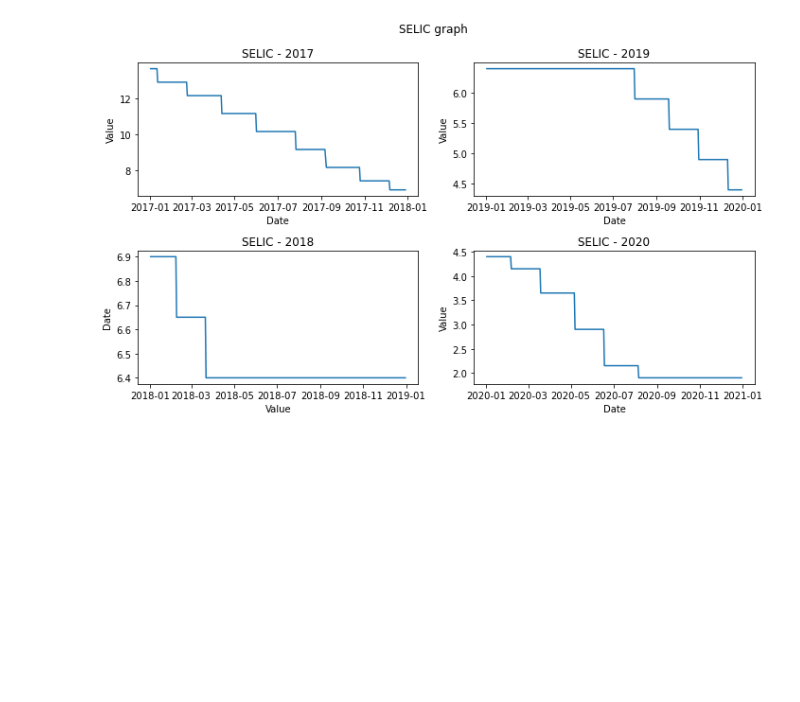
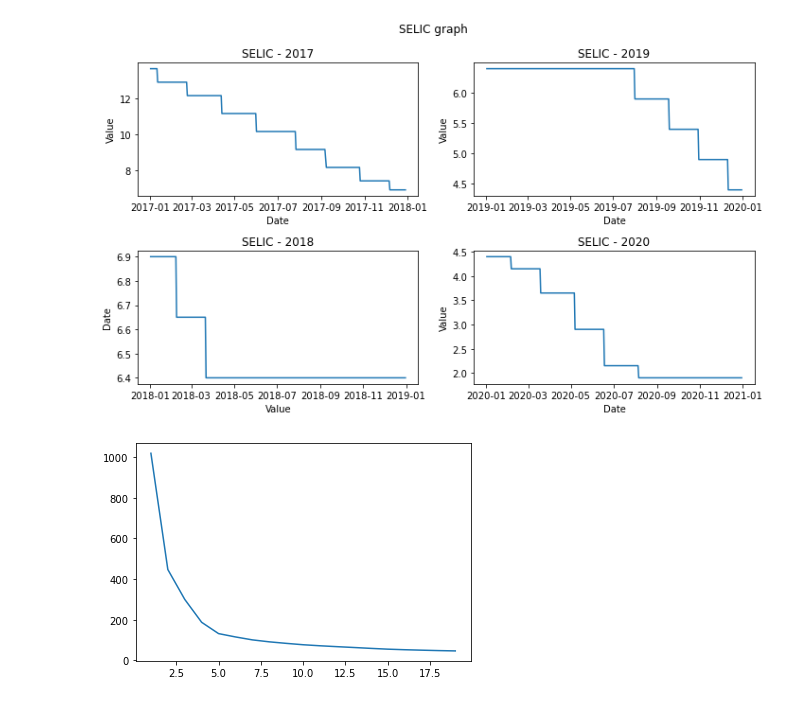
Before and after one commit to rafaelimai/ibmdscapstone, a Jupyter notebook: Capstone Work.ipynb, the cells around one changed output. Cells and saved outputs as stored; diff of their text form; code cells hidden in the pictures; blank space fills up the shorter version.

```diff
--- a/Capstone Work.ipynb
+++ b/Capstone Work.ipynb
@@ -399,0 +410,9 @@ plotHistoricSelicData(selicData)
+# %%
+insightsHedgeFund_Dump=pd.read_csv("hedgeFund_dump_2017-01-01-2020-12-31.csv")
+insightsFI_Dump=pd.read_csv("fixedIncome_dump_2017-01-01-2020-12-31.csv")
+
+insightsHedgeFund_Dump=insightsHedgeFund_Dump[['CNPJ','IbovCorrelation','SELICCorrelation','flowCorrelation','avgTicketCorrelation','vol']]
+insightsFI_Dump=insightsFI_Dump[['CNPJ','IbovCorrelation','SELICCorrelation','flowCorrelation','avgTicketCorrelation','vol']]
+
+insightsHedgeFund_Dump=insightsHedgeFund_Dump.set_index("CNPJ")
+insightsFI_Dump=insightsFI_Dump.set_index("CNPJ")
@@ -399,0 +450,10 @@ plotHistoricSelicData(selicData)
+# %%
+def test_kmeans(maxClusters,data):
+
+    wcss=[]
+
+    for i in range(1,maxClusters):
+        kmeans = KMeans(n_clusters=i, init='k-means++', max_iter=300, n_init=10, random_state=0)
+        kmeans.fit(data[['IbovCorrelation','SELICCorrelation','flowCorrelation','avgTicketCorrelation','vol']].dropna())
+        wcss = wcss + [kmeans.inertia_]
+    plt.plot(range(1,20),wcss)
@@ -399,0 +473,4 @@ plotHistoricSelicData(selicData)
+# %%
+test_kmeans(20,insightsHedgeFund_Dump)
+# %% [output]
+[figure, added]
```
Also changed, not shown: parts of 9 cells of this notebook, 4 other files.
